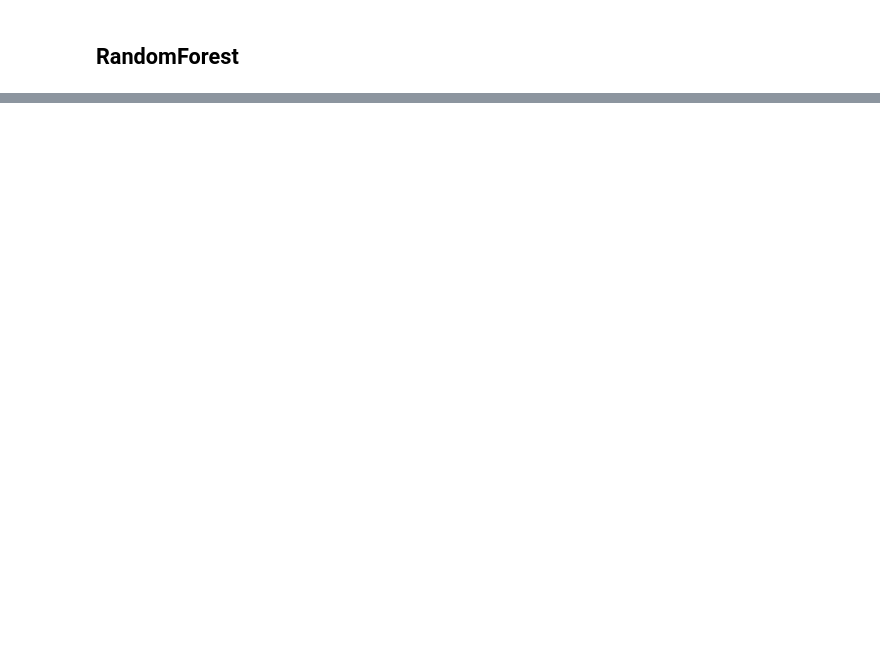
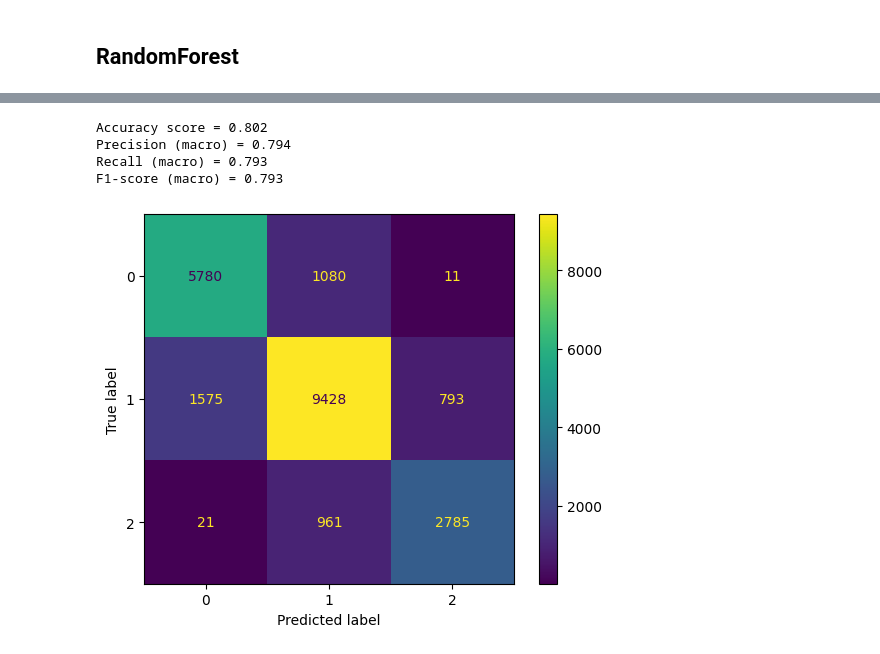
Before and after one commit to futind/Machine_Learning_Course, a Jupyter notebook: Homework.ipynb, the cells around one changed output, grey strips where cells are left out. Cells and saved outputs as stored; diff of their text form; code cells hidden in the pictures; blank space fills up the shorter version.

```diff
--- a/Homework.ipynb
+++ b/Homework.ipynb
@@ -1374,0 +1361,18 @@ Error: 20.07%, parameters: {'max_depth': 25, 'min_samples_leaf': 1, 'n_estimator
+# %%
+RFC_model = RandomForestClassifier(max_depth = 35, min_samples_leaf = 1, n_estimators= 35)
+RFC_model.fit(X_train, y_train)
+RFC_best_prediction = RFC_model.predict(X_test)
+# %%
+CM = confusion_matrix(y_test, RFC_best_prediction, labels = RFC_model.classes_)
+display = ConfusionMatrixDisplay(confusion_matrix= CM, display_labels = RFC_model.classes_)
+display.plot()
+print(f'Accuracy score = {accuracy_score(y_test, RFC_best_prediction).round(3)}')
+print(f'Precision (macro) = {precision_score(y_test, RFC_best_prediction, average = 'macro').round(3)}')
+print(f'Recall (macro) = {recall_score(y_test, RFC_best_prediction, average = 'macro').round(3)}')
+print(f'F1-score (macro) = {f1_score(y_test, RFC_best_prediction, average = 'macro').round(3)}')
+# %% [output]
+Accuracy score = 0.802
+Precision (macro) = 0.794
+Recall (macro) = 0.793
+F1-score (macro) = 0.793
+[figure, added]
```
Also changed, not shown: parts of 59 cells of this notebook.
